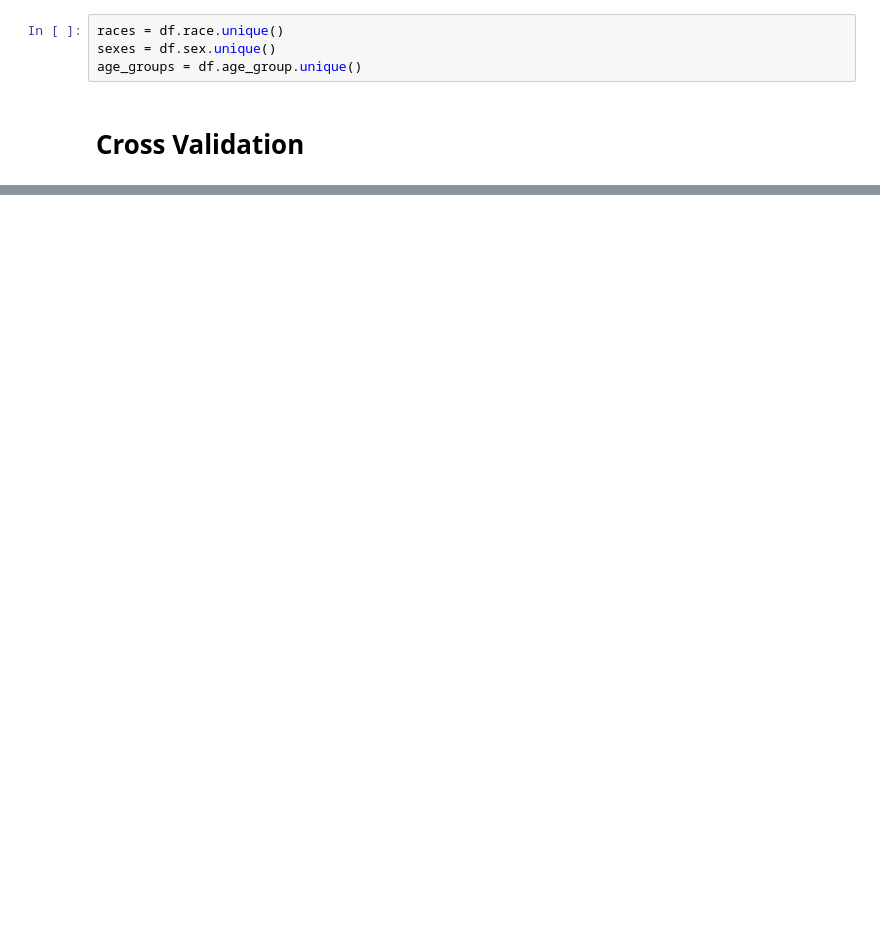
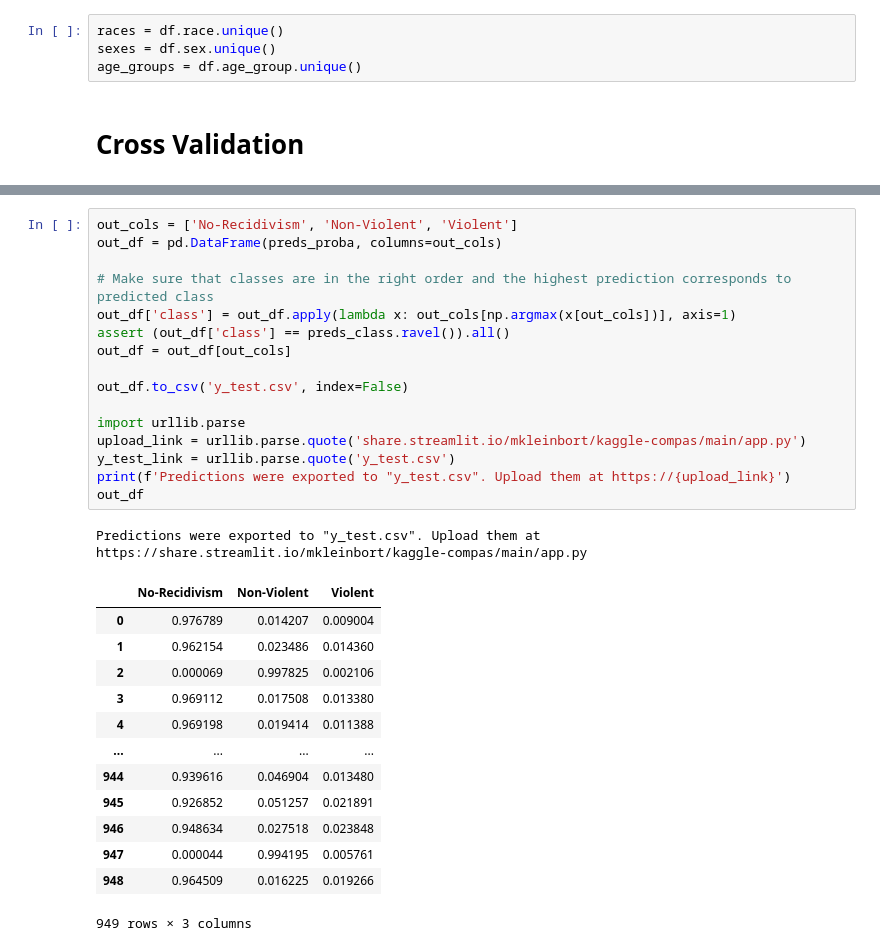
Before and after one commit to emmaro/Caggle, a Jupyter notebook: model.ipynb, the cells around one changed output, grey strips where cells are left out. Drawn from its saved outputs; the diff is of its cells as text; blank space fills up the shorter version.

```diff
--- a/model.ipynb
+++ b/model.ipynb
@@ -382,0 +449,31 @@ display(fi_df[['feature', 'importance']].sort_values('importance', ascending=Tru
+# %%
+out_cols = ['No-Recidivism', 'Non-Violent', 'Violent']
+out_df = pd.DataFrame(preds_proba, columns=out_cols)
+
+# Make sure that classes are in the right order and the highest prediction corresponds to predicted class
+out_df['class'] = out_df.apply(lambda x: out_cols[np.argmax(x[out_cols])], axis=1)
+assert (out_df['class'] == preds_class.ravel()).all()
+out_df = out_df[out_cols]
+
+out_df.to_csv('y_test.csv', index=False)
+
+import urllib.parse
+upload_link = urllib.parse.quote('share.streamlit.io/mkleinbort/kaggle-compas/main/app.py')
+y_test_link = urllib.parse.quote('y_test.csv')
+print(f'Predictions were exported to "y_test.csv". Upload them at https://{upload_link}')
+out_df
+# %% [output]
+Predictions were exported to "y_test.csv". Upload them at https://share.streamlit.io/mkleinbort/kaggle-compas/main/app.py
+|  | No-Recidivism | Non-Violent | Violent |
+| 0 | 0.976789 | 0.014207 | 0.009004 |
+| 1 | 0.962154 | 0.023486 | 0.014360 |
+| 2 | 0.000069 | 0.997825 | 0.002106 |
+| 3 | 0.969112 | 0.017508 | 0.013380 |
+| 4 | 0.969198 | 0.019414 | 0.011388 |
+| ... | ... | ... | ... |
+| 944 | 0.939616 | 0.046904 | 0.013480 |
+| 945 | 0.926852 | 0.051257 | 0.021891 |
+| 946 | 0.948634 | 0.027518 | 0.023848 |
+| 947 | 0.000044 | 0.994195 | 0.005761 |
+| 948 | 0.964509 | 0.016225 | 0.019266 |
+949 rows × 3 columns
```
Also changed, not shown: parts of 25 cells of this notebook, 2 other files.
